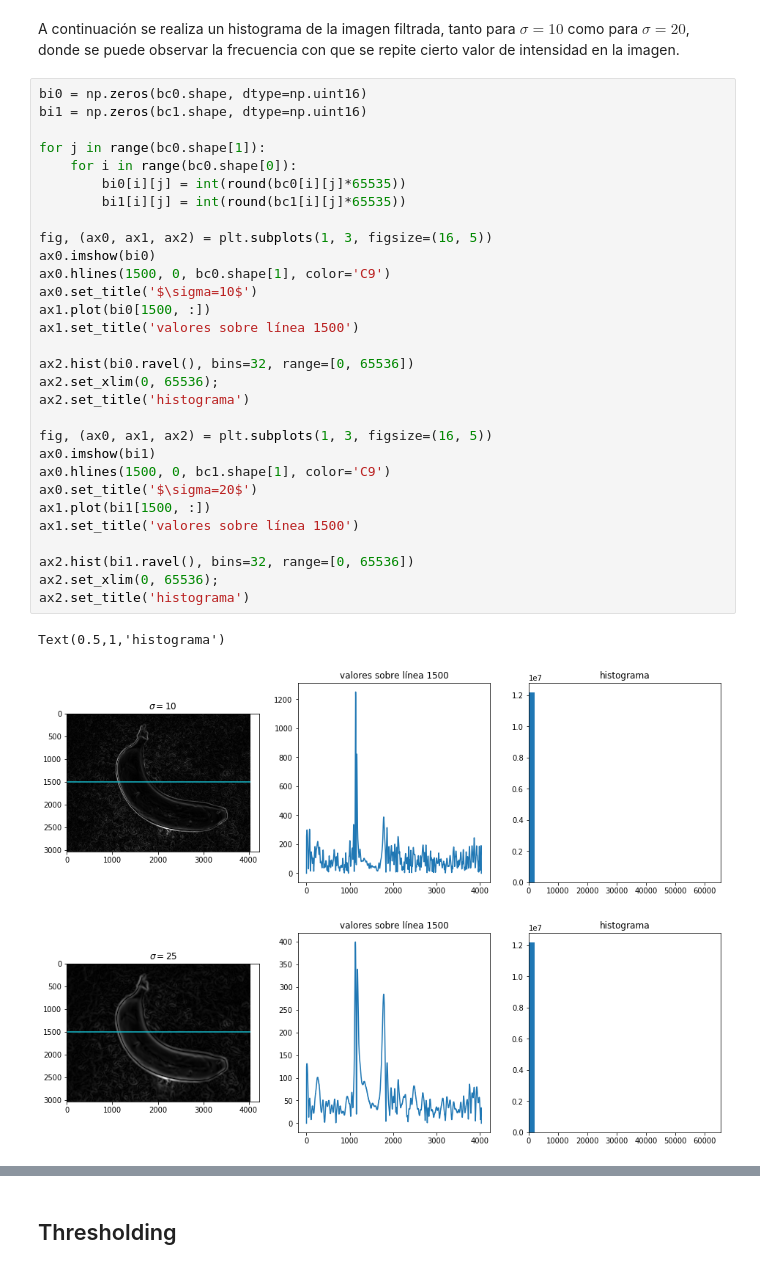
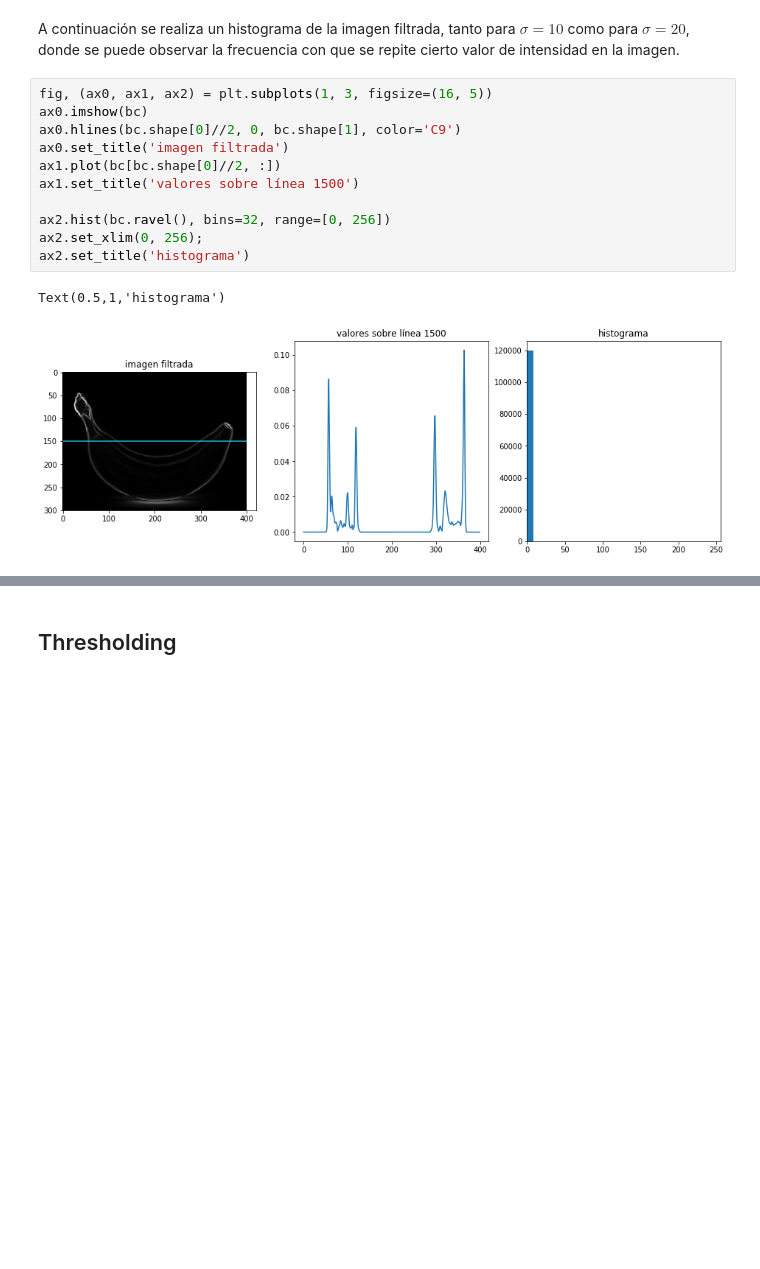
Before and after one commit to gonzafernan/fruit-classifier, a Jupyter notebook: 03-segmentacion.ipynb, the cells around one changed output, grey strips where cells are left out. Cells and saved outputs as stored; diff of their text form; blank space fills up the shorter version.

```diff
--- a/03-segmentacion.ipynb
+++ b/03-segmentacion.ipynb
@@ -45,38 +73,18 @@ El segmentado puede ser **supervisado** o **no supervisado**. En este trabajo, a
 ## Histograma
 # %% [markdown]
 A continuación se realiza un histograma de la imagen filtrada, tanto para $\sigma=10$ como para $\sigma=20$, donde se puede observar la frecuencia con que se repite cierto valor de intensidad en la imagen.
-# %%
-bi0 = np.zeros(bc0.shape, dtype=np.uint16)
-bi1 = np.zeros(bc1.shape, dtype=np.uint16)
-
-for j in range(bc0.shape[1]):
-    for i in range(bc0.shape[0]):
-        bi0[i][j] = int(round(bc0[i][j]*65535))
-        bi1[i][j] = int(round(bc1[i][j]*65535))
-
-fig, (ax0, ax1, ax2) = plt.subplots(1, 3, figsize=(16, 5))
-ax0.imshow(bi0)
-ax0.hlines(1500, 0, bc0.shape[1], color='C9')
-ax0.set_title('$\sigma=10$')
-ax1.plot(bi0[1500, :])
-ax1.set_title('valores sobre línea 1500')
-
-ax2.hist(bi0.ravel(), bins=32, range=[0, 65536])
-ax2.set_xlim(0, 65536);
-ax2.set_title('histograma')
-
-fig, (ax0, ax1, ax2) = plt.subplots(1, 3, figsize=(16, 5))
-ax0.imshow(bi1)
-ax0.hlines(1500, 0, bc1.shape[1], color='C9')
-ax0.set_title('$\sigma=20$')
-ax1.plot(bi1[1500, :])
-ax1.set_title('valores sobre línea 1500')
-
-ax2.hist(bi1.ravel(), bins=32, range=[0, 65536])
-ax2.set_xlim(0, 65536);
-ax2.set_title('histograma')
-# %% [output]
-Text(0.5,1,'histograma')
-[figure, removed]
-[figure, removed]
+# %%
+fig, (ax0, ax1, ax2) = plt.subplots(1, 3, figsize=(16, 5))
+ax0.imshow(bc)
+ax0.hlines(bc.shape[0]//2, 0, bc.shape[1], color='C9')
+ax0.set_title('imagen filtrada')
+ax1.plot(bc[bc.shape[0]//2, :])
+ax1.set_title('valores sobre línea 1500')
+
+ax2.hist(bc.ravel(), bins=32, range=[0, 256])
+ax2.set_xlim(0, 256);
+ax2.set_title('histograma')
+# %% [output]
+Text(0.5,1,'histograma')
+[figure, added]
 # %% [markdown]
```
Also changed, not shown: parts of 17 cells of this notebook, 2 other files.
